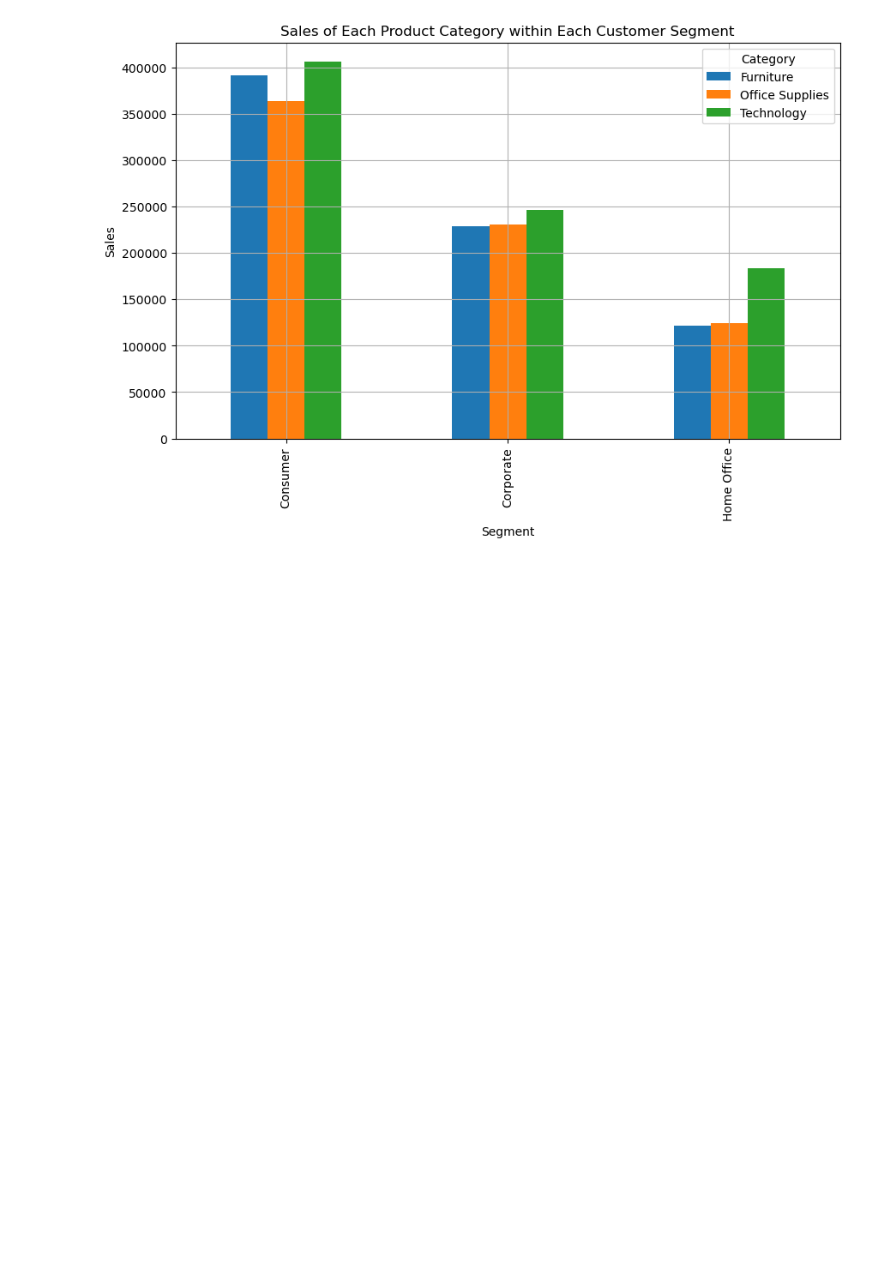
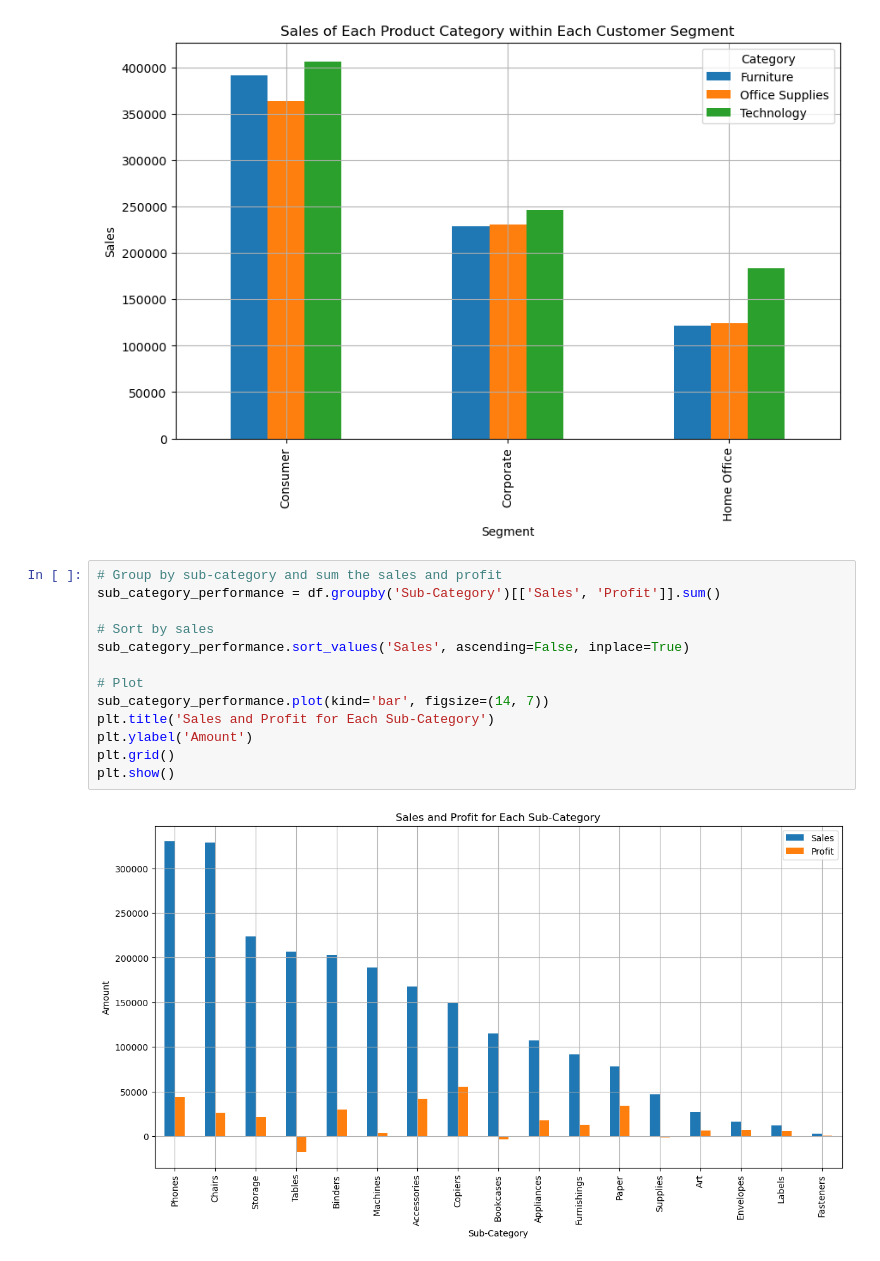
Before and after one commit to raj-rajat/Superstore-Dataset, a Jupyter notebook: superstore-dataset.ipynb, the cells around one changed output. Drawn from its saved outputs; the diff is of its cells as text; blank space fills up the shorter version.

```diff
--- a/superstore-dataset.ipynb
+++ b/superstore-dataset.ipynb
@@ -256,3 +256,18 @@ plt.grid()
 plt.show()
 # %% [output]
 [figure]
+# %%
+# Group by sub-category and sum the sales and profit
+sub_category_performance = df.groupby('Sub-Category')[['Sales', 'Profit']].sum()
+
+# Sort by sales
+sub_category_performance.sort_values('Sales', ascending=False, inplace=True)
+
+# Plot
+sub_category_performance.plot(kind='bar', figsize=(14, 7))
+plt.title('Sales and Profit for Each Sub-Category')
+plt.ylabel('Amount')
+plt.grid()
+plt.show()
+# %% [output]
+[figure, added]
```
Also changed, not shown: parts of 9 cells of this notebook.
